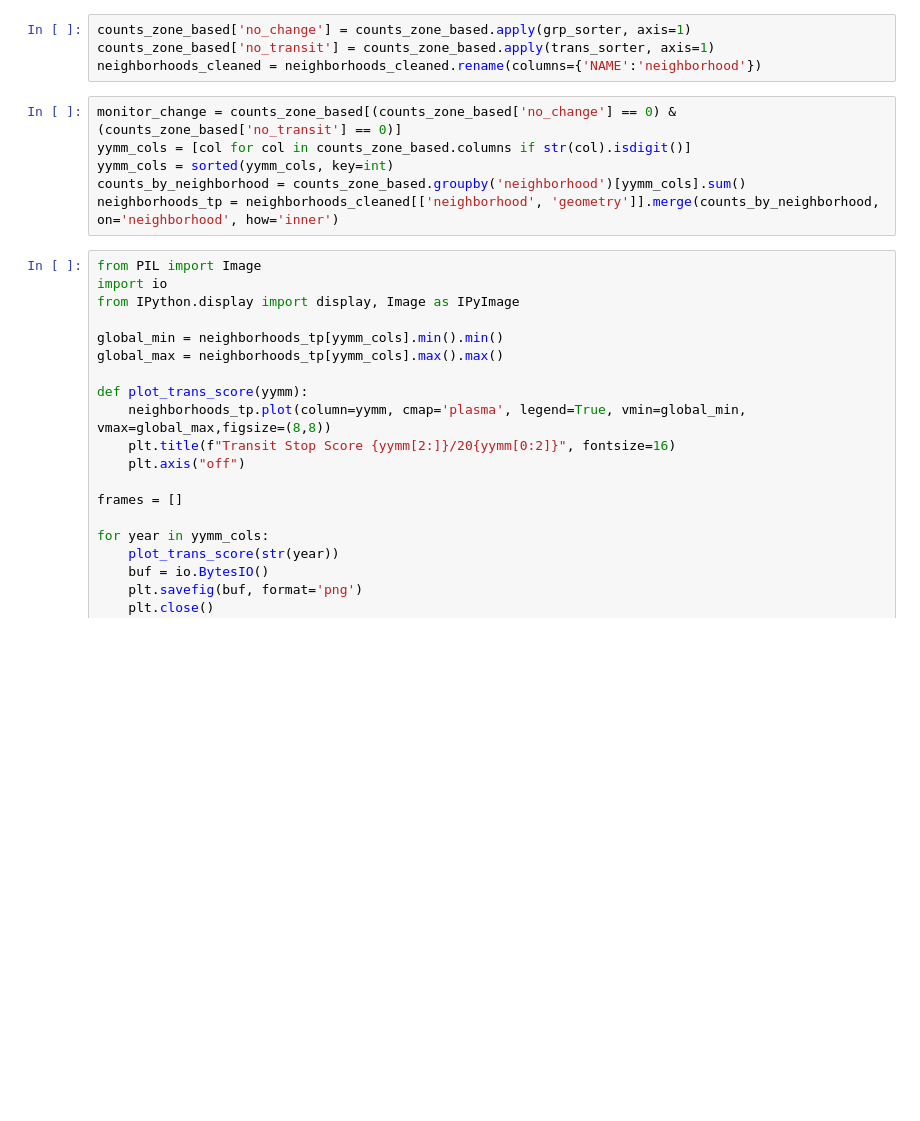
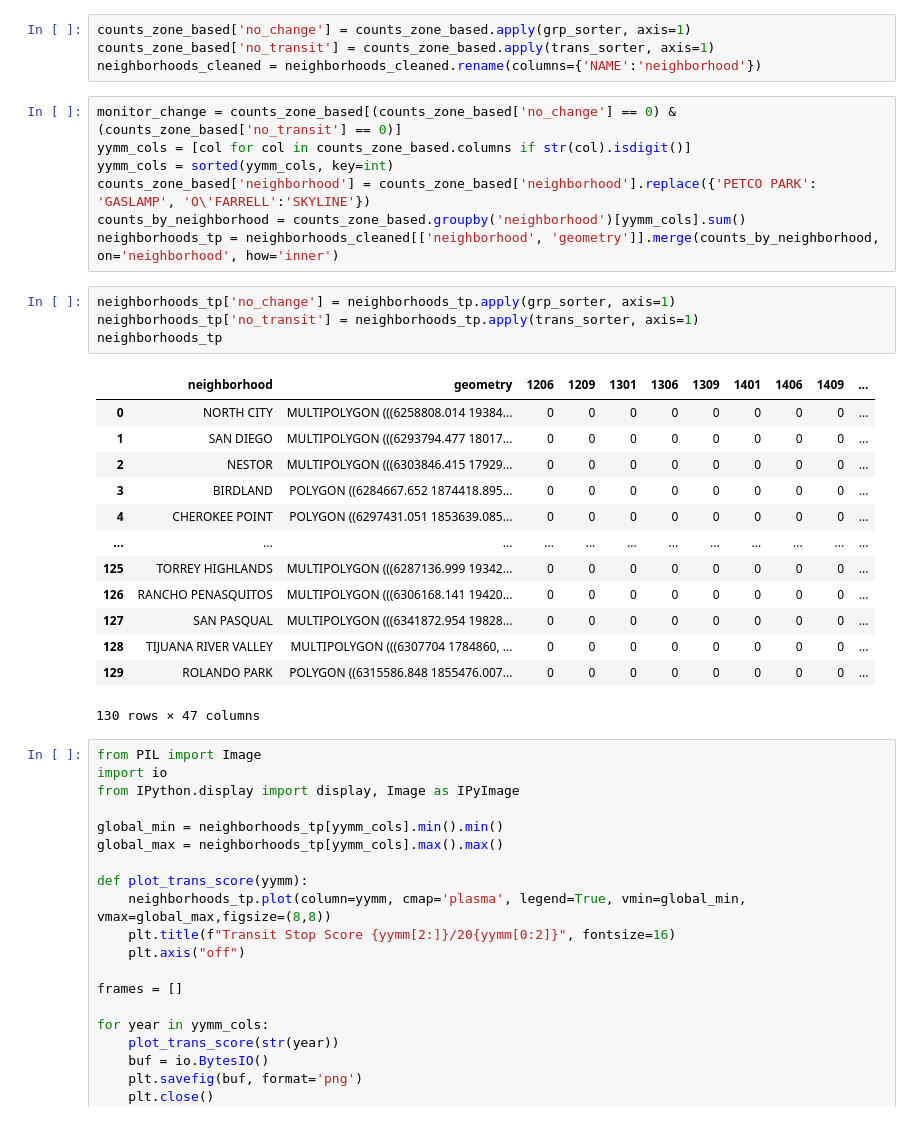
Before and after one commit to sudoYan/SD-Home-Value-Trend-Report, a Jupyter notebook: buffer_data.ipynb, the cells around one changed output. Drawn from its saved outputs; the diff is of its cells as text; blank space fills up the shorter version.

```diff
--- a/buffer_data.ipynb
+++ b/buffer_data.ipynb
@@ -91,8 +90,27 @@ neighborhoods_cleaned = neighborhoods_cleaned.rename(columns={'NAME':'neighborho
 monitor_change = counts_zone_based[(counts_zone_based['no_change'] == 0) & (counts_zone_based['no_transit'] == 0)]
 yymm_cols = [col for col in counts_zone_based.columns if str(col).isdigit()]
 yymm_cols = sorted(yymm_cols, key=int)
+counts_zone_based['neighborhood'] = counts_zone_based['neighborhood'].replace({'PETCO PARK': 'GASLAMP', 'O\'FARRELL':'SKYLINE'})
 counts_by_neighborhood = counts_zone_based.groupby('neighborhood')[yymm_cols].sum()
 neighborhoods_tp = neighborhoods_cleaned[['neighborhood', 'geometry']].merge(counts_by_neighborhood, on='neighborhood', how='inner')
+# %%
+neighborhoods_tp['no_change'] = neighborhoods_tp.apply(grp_sorter, axis=1)
+neighborhoods_tp['no_transit'] = neighborhoods_tp.apply(trans_sorter, axis=1)
+neighborhoods_tp
+# %% [output]
+|  | neighborhood | geometry | 1206 | 1209 | 1301 | 1306 | 1309 | 1401 | 1406 | 1409 | ... |
+| 0 | NORTH CITY | MULTIPOLYGON (((6258808.014 19384... | 0 | 0 | 0 | 0 | 0 | 0 | 0 | 0 | ... |
+| 1 | SAN DIEGO | MULTIPOLYGON (((6293794.477 18017... | 0 | 0 | 0 | 0 | 0 | 0 | 0 | 0 | ... |
+| 2 | NESTOR | MULTIPOLYGON (((6303846.415 17929... | 0 | 0 | 0 | 0 | 0 | 0 | 0 | 0 | ... |
+| 3 | BIRDLAND | POLYGON ((6284667.652 1874418.895... | 0 | 0 | 0 | 0 | 0 | 0 | 0 | 0 | ... |
+| 4 | CHEROKEE POINT | POLYGON ((6297431.051 1853639.085... | 0 | 0 | 0 | 0 | 0 | 0 | 0 | 0 | ... |
+| ... | ... | ... | ... | ... | ... | ... | ... | ... | ... | ... | ... |
+| 125 | TORREY HIGHLANDS | MULTIPOLYGON (((6287136.999 19342... | 0 | 0 | 0 | 0 | 0 | 0 | 0 | 0 | ... |
+| 126 | RANCHO PENASQUITOS | MULTIPOLYGON (((6306168.141 19420... | 0 | 0 | 0 | 0 | 0 | 0 | 0 | 0 | ... |
+| 127 | SAN PASQUAL | MULTIPOLYGON (((6341872.954 19828... | 0 | 0 | 0 | 0 | 0 | 0 | 0 | 0 | ... |
+| 128 | TIJUANA RIVER VALLEY | MULTIPOLYGON (((6307704 1784860, ... | 0 | 0 | 0 | 0 | 0 | 0 | 0 | 0 | ... |
+| 129 | ROLANDO PARK | POLYGON ((6315586.848 1855476.007... | 0 | 0 | 0 | 0 | 0 | 0 | 0 | 0 | ... |
+130 rows × 47 columns
 # %%
 from PIL import Image
 import io
```
Also changed, not shown: parts of 2 cells of this notebook, 4 other files.
